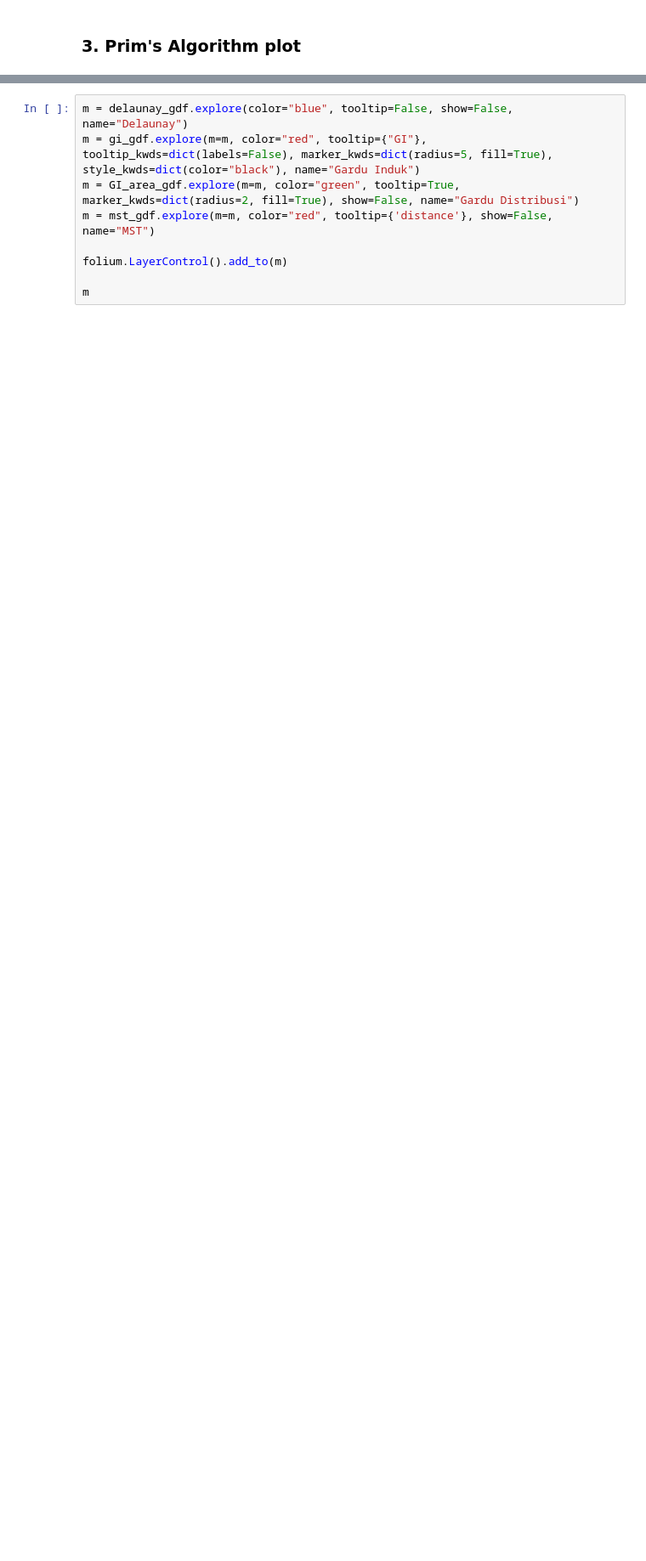
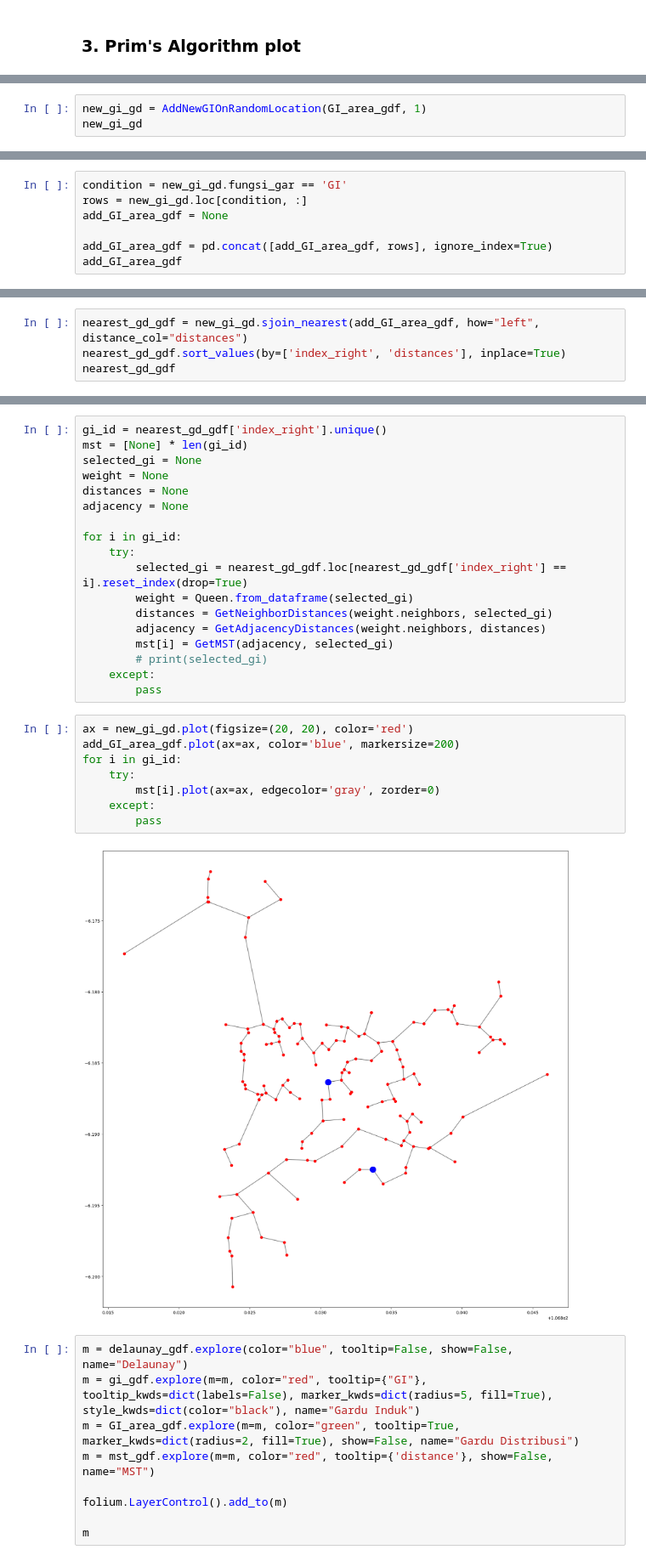
Before and after one commit to Quadran-ITB/substations-mst, a Jupyter notebook: substation_planning_mst.ipynb, the cells around one changed output, grey strips where cells are left out. Shown at 85% size. Saved outputs shown, nothing was run; the diff lists cells and outputs as text; blank space fills up the shorter version.

```diff
--- a/substation_planning_mst.ipynb
+++ b/substation_planning_mst.ipynb
@@ -226,0 +249,3 @@ GI_area_gdf.plot(ax=ax, color='red')
+# %%
+new_gi_gd = AddNewGIOnRandomLocation(GI_area_gdf, 1)
+new_gi_gd
@@ -226,0 +266,7 @@ GI_area_gdf.plot(ax=ax, color='red')
+# %%
+condition = new_gi_gd.fungsi_gar == 'GI'
+rows = new_gi_gd.loc[condition, :]
+add_GI_area_gdf = None
+
+add_GI_area_gdf = pd.concat([add_GI_area_gdf, rows], ignore_index=True)
+add_GI_area_gdf
@@ -226,0 +277,4 @@ GI_area_gdf.plot(ax=ax, color='red')
+# %%
+nearest_gd_gdf = new_gi_gd.sjoin_nearest(add_GI_area_gdf, how="left", distance_col="distances")
+nearest_gd_gdf.sort_values(by=['index_right', 'distances'], inplace=True)
+nearest_gd_gdf
@@ -227,3 +296,31 @@ GI_area_gdf.plot(ax=ax, color='red')
+# %%
+gi_id = nearest_gd_gdf['index_right'].unique()
+mst = [None] * len(gi_id)
+selected_gi = None
+weight = None
+distances = None
+adjacency = None
+
+for i in gi_id:
+    try:
+        selected_gi = nearest_gd_gdf.loc[nearest_gd_gdf['index_right'] == i].reset_index(drop=True)
+        weight = Queen.from_dataframe(selected_gi)
+        distances = GetNeighborDistances(weight.neighbors, selected_gi)
+        adjacency = GetAdjacencyDistances(weight.neighbors, distances)
+        mst[i] = GetMST(adjacency, selected_gi)
+        # print(selected_gi)
+    except:
+        pass
+# %%
+ax = new_gi_gd.plot(figsize=(20, 20), color='red')
+add_GI_area_gdf.plot(ax=ax, color='blue', markersize=200)
+for i in gi_id:
+    try:
+        mst[i].plot(ax=ax, edgecolor='gray', zorder=0)
+    except:
+        pass
+# %% [output]
+[figure, added]
 # %%
 m = delaunay_gdf.explore(color="blue", tooltip=False, show=False, name="Delaunay")
 m = gi_gdf.explore(m=m, color="red", tooltip={"GI"}, tooltip_kwds=dict(labels=False), marker_kwds=dict(radius=5, fill=True), style_kwds=dict(color="black"), name="Gardu Induk")
```
Also changed, not shown: parts of 24 cells of this notebook, 2 other files.
